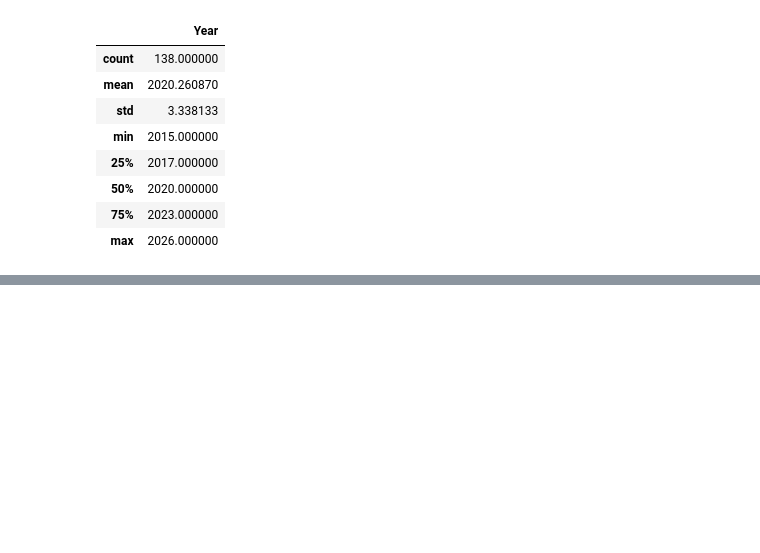
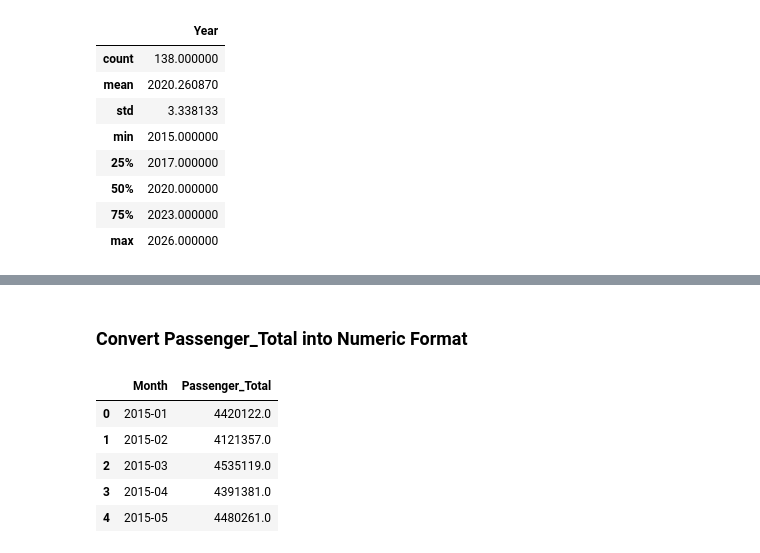
Before and after one commit to AbhishekShah272002/Deep-Learning-and-NLP, a Jupyter notebook: Air_Traffic_Movements_Using_RNN_.ipynb, the cells around one changed output, grey strips where cells are left out. Cells and saved outputs as stored; diff of their text form; code cells hidden in the pictures; blank space fills up the shorter version.

```diff
--- a/Air_Traffic_Movements_Using_RNN_.ipynb
+++ b/Air_Traffic_Movements_Using_RNN_.ipynb
@@ -79,0 +93,13 @@ df.describe()
+# %% [markdown]
+### Convert Passenger_Total into Numeric Format
+# %%
+data['Passenger_Total'] = data['Passenger_Total'].astype(str).str.replace(',', '').astype(float)
+
+data.head()
+# %% [output]
+|  | Month | Passenger_Total |
+| 0 | 2015-01 | 4420122.0 |
+| 1 | 2015-02 | 4121357.0 |
+| 2 | 2015-03 | 4535119.0 |
+| 3 | 2015-04 | 4391381.0 |
+| 4 | 2015-05 | 4480261.0 |
```
Also changed, not shown: parts of 2 cells of this notebook.
